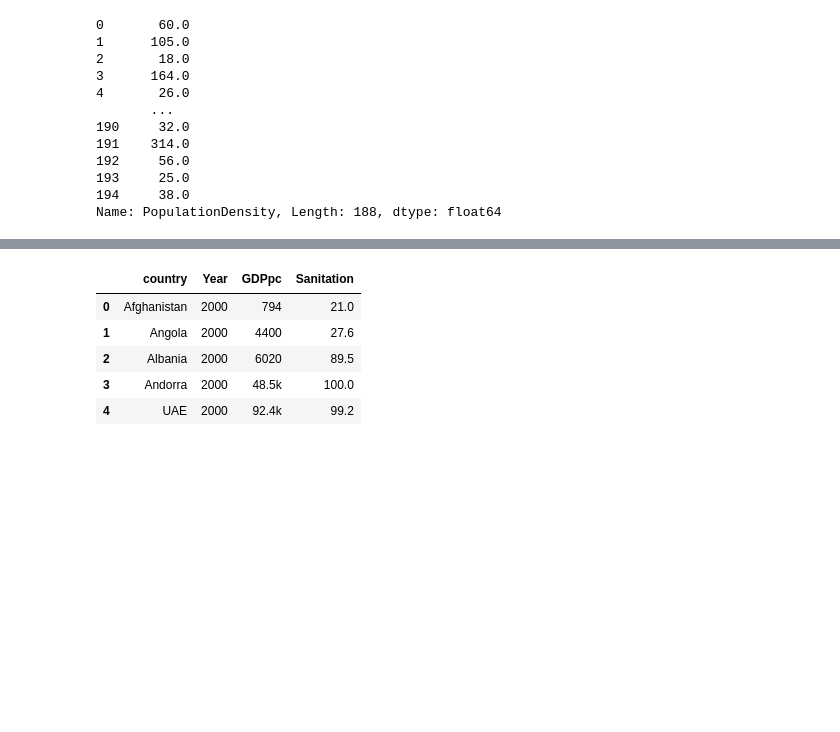
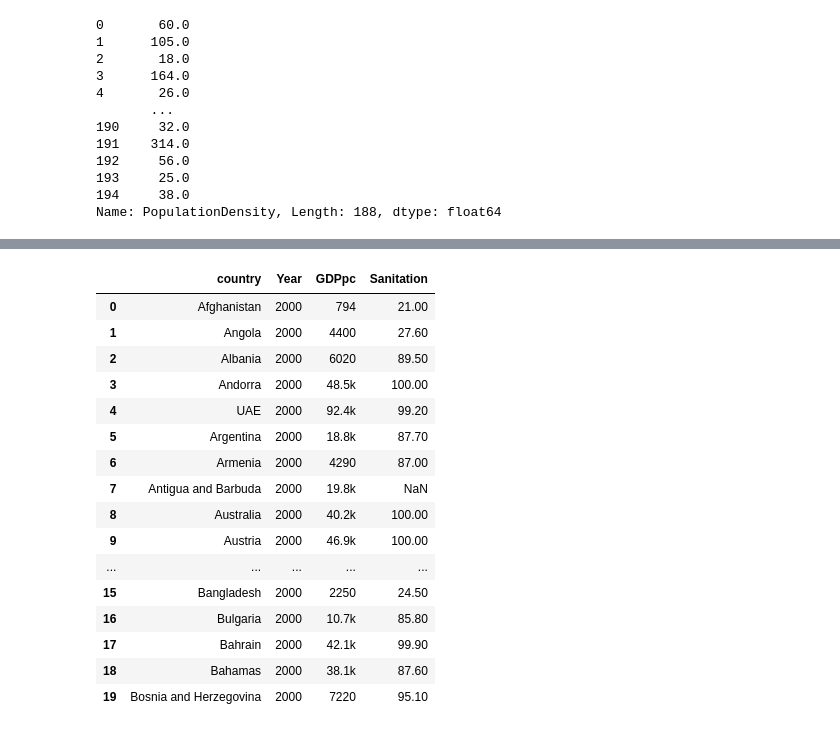
Before and after one commit to henrygit2001/FinalProject512, a Jupyter notebook: Countries.ipynb, the cells around one changed output, grey strips where cells are left out. Saved outputs shown, nothing was run; the diff lists cells and outputs as text; code cells hidden in the pictures; blank space fills up the shorter version.

```diff
--- a/Countries.ipynb
+++ b/Countries.ipynb
@@ -161,17 +161,30 @@ alt.vconcat(countries, birth_rate, agricultural_land).properties(spacing=10)
 # %%
 gap = pd.read_csv('gdp_pcap.csv')
 gap = gap.melt(id_vars=['country'], var_name="Year", value_name='GDPpc')
+
 gap2 = pd.read_csv('at_least_basic_sanitation_overall_access_percent.csv')
 gap2 = gap2.melt(id_vars=['country'], var_name="Year", value_name='Sanitation')
+
 gapcombo = pd.merge(gap, gap2, on=['country','Year'])#,how='outer')
-gapcombo.head()
+gapcombo.head(20)
 # %% [output]
 |  | country | Year | GDPpc | Sanitation |
-| 0 | Afghanistan | 2000 | 794 | 21.0 |
-| 1 | Angola | 2000 | 4400 | 27.6 |
-| 2 | Albania | 2000 | 6020 | 89.5 |
-| 3 | Andorra | 2000 | 48.5k | 100.0 |
-| 4 | UAE | 2000 | 92.4k | 99.2 |
+| 0 | Afghanistan | 2000 | 794 | 21.00 |
+| 1 | Angola | 2000 | 4400 | 27.60 |
+| 2 | Albania | 2000 | 6020 | 89.50 |
+| 3 | Andorra | 2000 | 48.5k | 100.00 |
+| 4 | UAE | 2000 | 92.4k | 99.20 |
+| 5 | Argentina | 2000 | 18.8k | 87.70 |
+| 6 | Armenia | 2000 | 4290 | 87.00 |
+| 7 | Antigua and Barbuda | 2000 | 19.8k | NaN |
+| 8 | Australia | 2000 | 40.2k | 100.00 |
+| 9 | Austria | 2000 | 46.9k | 100.00 |
+| ... | ... | ... | ... | ... |
+| 15 | Bangladesh | 2000 | 2250 | 24.50 |
+| 16 | Bulgaria | 2000 | 10.7k | 85.80 |
+| 17 | Bahrain | 2000 | 42.1k | 99.90 |
+| 18 | Bahamas | 2000 | 38.1k | 87.60 |
+| 19 | Bosnia and Herzegovina | 2000 | 7220 | 95.10 |
 # %%
 
 graph = alt.Chart(gapcombo).mark_circle().encode(
```
